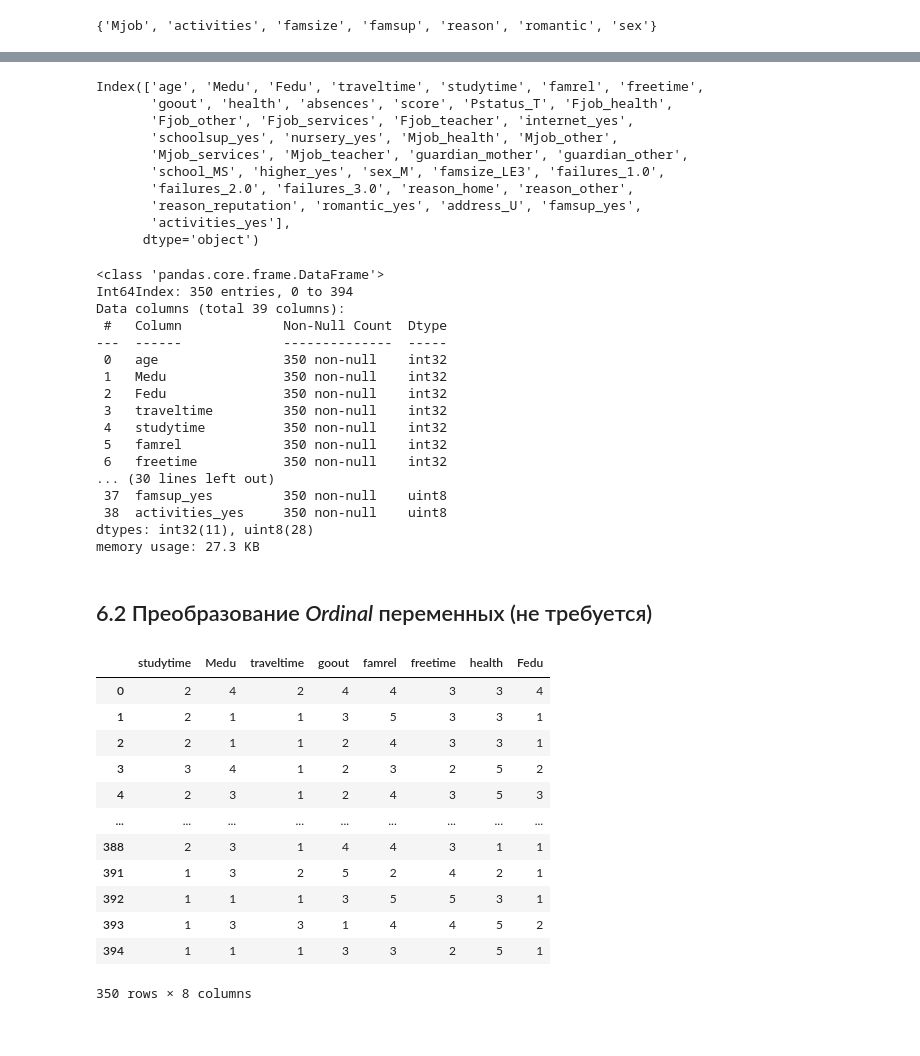
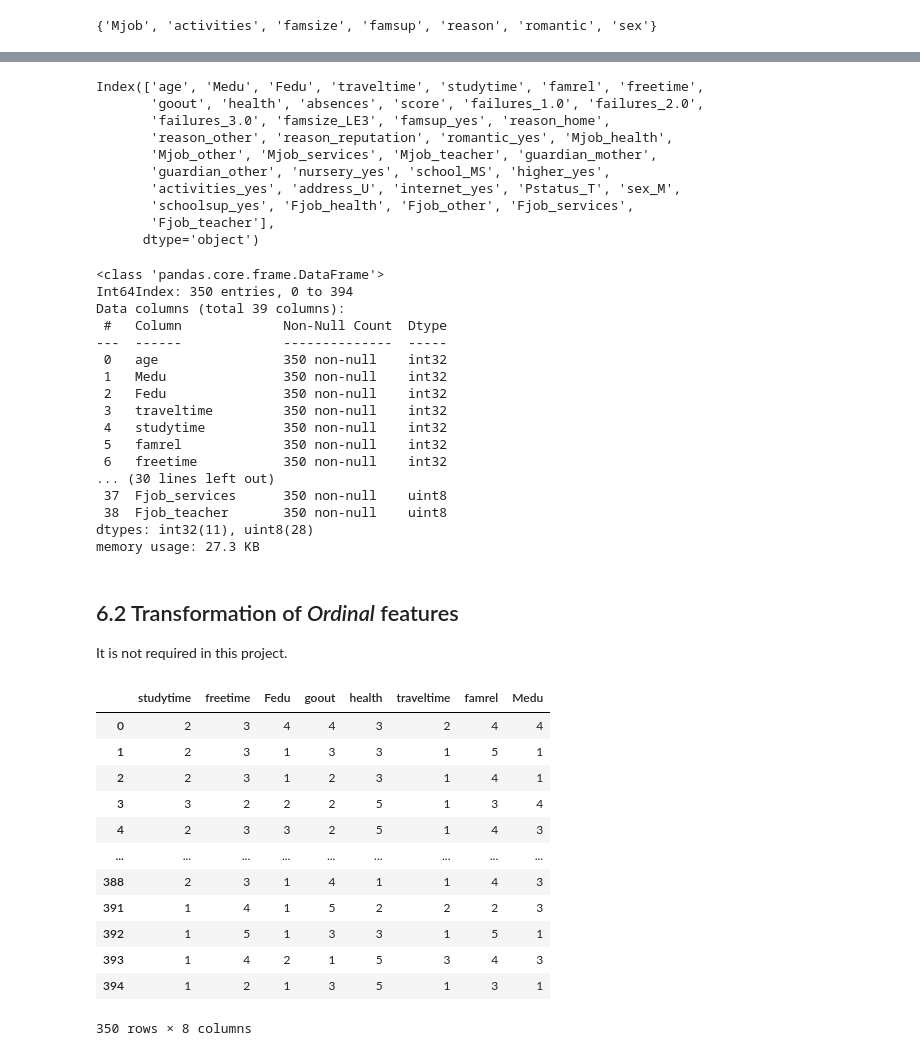
Before and after one commit to DenisRyzhov/Exploratory-data-analysis-for-Real-Data-Science-course-of-SkillFactory, a Jupyter notebook: Ryzhov_Denis_RDS2_EDA.ipynb, the cells around one changed output, grey strips where cells are left out. Drawn from its saved outputs; the diff is of its cells as text; code cells hidden in the pictures.

```diff
--- a/Ryzhov_Denis_RDS2_EDA.ipynb
+++ b/Ryzhov_Denis_RDS2_EDA.ipynb
@@ -1959,6 +2203,6 @@ def class_imbalance_detect(df, item, class_balance_threshold=3):
 # %%
 imbalanced_features_prob = []
 for item in features_one_hot_stat:
-    if class_imbalance_detect(stud_math_prob, item) != None:
-        imbalanced_features_prob.append(class_imbalance_detect(stud_math_prob, item))
+    if class_imbalance_detect(data_prob, item) != None:
+        imbalanced_features_prob.append(class_imbalance_detect(data_prob, item))
 # %% [output]
@@ -2007,9 +2251,9 @@ set(features_one_hot_stat) - set(imbalanced_features_prob)
 # %%
-for item in stud_math_prob[features_numerical]:
-    print(item, "\n", stud_math_prob[item].value_counts().index)
+for item in features_numerical:
+    print(item, "\n", data_prob[item].value_counts().index, "\n")
 
-for item in stud_math[features_ordinal]:
-    print(item, "\n", stud_math_prob[item].value_counts().index)
+for item in features_ordinal:
+    print(item, "\n", data_prob[item].value_counts().index, "\n")
 # %% [output]
 age
  Int64Index([16, 17, 15, 18, 19, 20, 22, 21], dtype='int64')
@@ -2033,9 +2277,9 @@ Fedu
 # %%
-for item in stud_math[features_numerical]:
-    stud_math_prob[item] = stud_math_prob[item].astype('int')
+for item in features_numerical:
+    data_prob[item] = data_prob[item].astype('int')
 
-for item in stud_math[features_ordinal]:
-    stud_math_prob[item] = stud_math_prob[item].astype('int')
+for item in features_ordinal:
+    data_prob[item] = data_prob[item].astype('int')
 
-stud_math_prob['score'] = stud_math_prob['score'].astype('int')
+data_prob['score'] = data_prob['score'].astype('int')
 # %% [markdown]
@@ -2045,19 +2289,19 @@ One-Hot переменные преобразуем в *dummy*-переменн
 # %%
-stud_math_prob_dummies = pd.get_dummies(stud_math_prob, columns=features_one_hot_stat, drop_first=True)
-stud_math_prob_dummies.columns
+data_prob_dummies = pd.get_dummies(data_prob, columns=features_one_hot_stat, drop_first=True)
+data_prob_dummies.columns
 # %% [output]
 Index(['age', 'Medu', 'Fedu', 'traveltime', 'studytime', 'famrel', 'freetime',
-       'goout', 'health', 'absences', 'score', 'Pstatus_T', 'Fjob_health',
-       'Fjob_other', 'Fjob_services', 'Fjob_teacher', 'internet_yes',
-       'schoolsup_yes', 'nursery_yes', 'Mjob_health', 'Mjob_other',
-       'Mjob_services', 'Mjob_teacher', 'guardian_mother', 'guardian_other',
-       'school_MS', 'higher_yes', 'sex_M', 'famsize_LE3', 'failures_1.0',
-       'failures_2.0', 'failures_3.0', 'reason_home', 'reason_other',
-       'reason_reputation', 'romantic_yes', 'address_U', 'famsup_yes',
-       'activities_yes'],
+       'goout', 'health', 'absences', 'score', 'failures_1.0', 'failures_2.0',
+       'failures_3.0', 'famsize_LE3', 'famsup_yes', 'reason_home',
+       'reason_other', 'reason_reputation', 'romantic_yes', 'Mjob_health',
+       'Mjob_other', 'Mjob_services', 'Mjob_teacher', 'guardian_mother',
+       'guardian_other', 'nursery_yes', 'school_MS', 'higher_yes',
+       'activities_yes', 'address_U', 'internet_yes', 'Pstatus_T', 'sex_M',
+       'schoolsup_yes', 'Fjob_health', 'Fjob_other', 'Fjob_services',
+       'Fjob_teacher'],
       dtype='object')
 # %%
-stud_math_prob_dummies.info(memory_usage='deep')
+data_prob_dummies.info(memory_usage='deep')
 # %% [output]
 <class 'pandas.core.frame.DataFrame'>
 Int64Index: 350 entries, 0 to 394
@@ -2072,27 +2316,29 @@ Data columns (total 39 columns):
  5   famrel             350 non-null    int32
  6   freetime           350 non-null    int32
 ... (30 lines left out)
- 37  famsup_yes         350 non-null    uint8
- 38  activities_yes     350 non-null    uint8
+ 37  Fjob_services      350 non-null    uint8
+ 38  Fjob_teacher       350 non-null    uint8
 dtypes: int32(11), uint8(28)
 memory usage: 27.3 KB
-# %% [markdown]
-## 6.2 Преобразование *Ordinal* переменных (не требуется)
+# %% [markdown]
+## 6.2 Transformation of *Ordinal* features
+
+It is not required in this project.
 # %%
-# stud_math_prob[features_ordinal]
-stud_math_prob_dummies[features_ordinal]
+# data_prob[features_ordinal]
+data_prob_dummies[features_ordinal]
 # %% [output]
-|  | studytime | Medu | traveltime | goout | famrel | freetime | health | Fedu |
-| 0 | 2 | 4 | 2 | 4 | 4 | 3 | 3 | 4 |
-| 1 | 2 | 1 | 1 | 3 | 5 | 3 | 3 | 1 |
-| 2 | 2 | 1 | 1 | 2 | 4 | 3 | 3 | 1 |
-| 3 | 3 | 4 | 1 | 2 | 3 | 2 | 5 | 2 |
-| 4 | 2 | 3 | 1 | 2 | 4 | 3 | 5 | 3 |
+|  | studytime | freetime | Fedu | goout | health | traveltime | famrel | Medu |
+| 0 | 2 | 3 | 4 | 4 | 3 | 2 | 4 | 4 |
+| 1 | 2 | 3 | 1 | 3 | 3 | 1 | 5 | 1 |
+| 2 | 2 | 3 | 1 | 2 | 3 | 1 | 4 | 1 |
+| 3 | 3 | 2 | 2 | 2 | 5 | 1 | 3 | 4 |
+| 4 | 2 | 3 | 3 | 2 | 5 | 1 | 4 | 3 |
 | ... | ... | ... | ... | ... | ... | ... | ... | ... |
-| 388 | 2 | 3 | 1 | 4 | 4 | 3 | 1 | 1 |
-| 391 | 1 | 3 | 2 | 5 | 2 | 4 | 2 | 1 |
-| 392 | 1 | 1 | 1 | 3 | 5 | 5 | 3 | 1 |
-| 393 | 1 | 3 | 3 | 1 | 4 | 4 | 5 | 2 |
-| 394 | 1 | 1 | 1 | 3 | 3 | 2 | 5 | 1 |
+| 388 | 2 | 3 | 1 | 4 | 1 | 1 | 4 | 3 |
+| 391 | 1 | 4 | 1 | 5 | 2 | 2 | 2 | 3 |
+| 392 | 1 | 5 | 1 | 3 | 3 | 1 | 5 | 1 |
+| 393 | 1 | 4 | 2 | 1 | 5 | 3 | 4 | 3 |
+| 394 | 1 | 2 | 1 | 3 | 5 | 1 | 3 | 1 |
 350 rows × 8 columns
 # %% [markdown]
```
Also changed, not shown: parts of 282 cells of this notebook.
